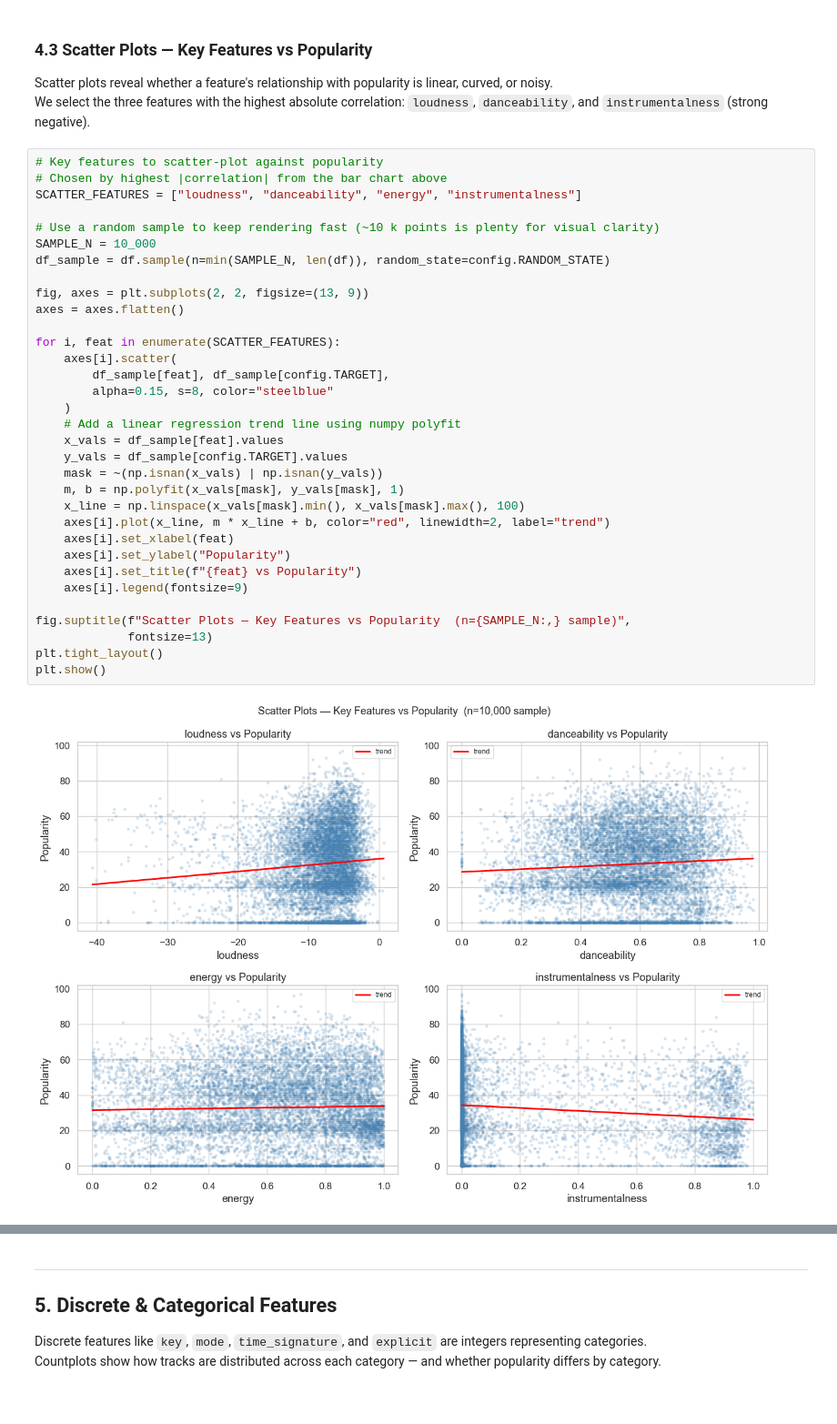
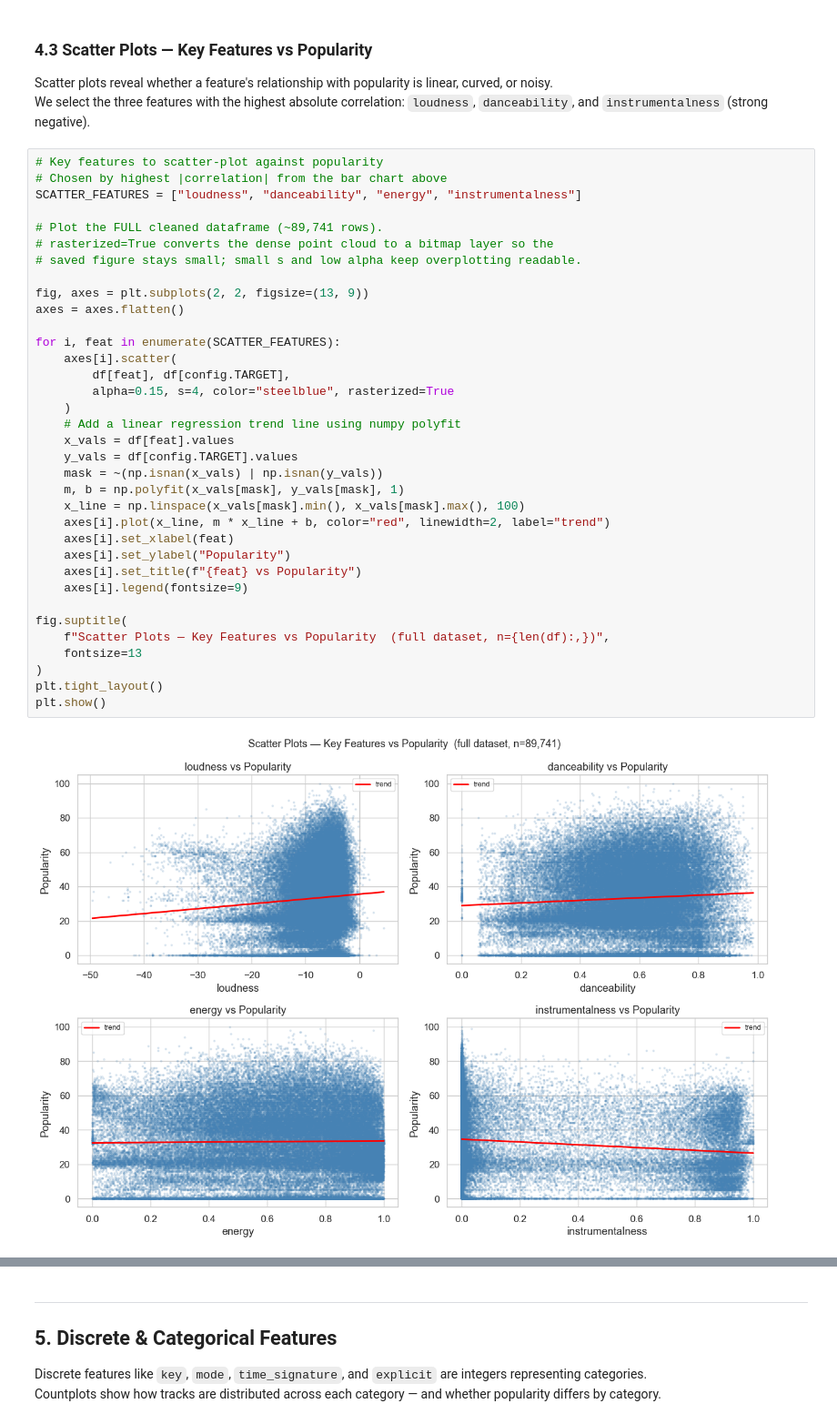
Before and after one commit to IfTruePrintArslan/spotify-popularity-prediction, a Jupyter notebook: notebooks/01_eda.ipynb, the cells around one changed output, grey strips where cells are left out. Shown at 91% size. Drawn from its saved outputs; the diff is of its cells as text.

Commit message:
feat: use full dataset (no sampling) for EDA charts and SMOTE viz in notebook and dashboard
Co-Authored-By: Claude Opus 4.7 <noreply@anthropic.com>

```diff
--- a/notebooks/01_eda.ipynb
+++ b/notebooks/01_eda.ipynb
@@ -424,38 +507,40 @@ We select the three features with the highest absolute correlation: `loudness`,
 # %%
 # Key features to scatter-plot against popularity
 # Chosen by highest |correlation| from the bar chart above
 SCATTER_FEATURES = ["loudness", "danceability", "energy", "instrumentalness"]
 
-# Use a random sample to keep rendering fast (~10 k points is plenty for visual clarity)
-SAMPLE_N = 10_000
-df_sample = df.sample(n=min(SAMPLE_N, len(df)), random_state=config.RANDOM_STATE)
+# Plot the FULL cleaned dataframe (~89,741 rows).
+# rasterized=True converts the dense point cloud to a bitmap layer so the
+# saved figure stays small; small s and low alpha keep overplotting readable.
 
 fig, axes = plt.subplots(2, 2, figsize=(13, 9))
 axes = axes.flatten()
 
 for i, feat in enumerate(SCATTER_FEATURES):
     axes[i].scatter(
-        df_sample[feat], df_sample[config.TARGET],
-        alpha=0.15, s=8, color="steelblue"
+        df[feat], df[config.TARGET],
+        alpha=0.15, s=4, color="steelblue", rasterized=True
     )
     # Add a linear regression trend line using numpy polyfit
-    x_vals = df_sample[feat].values
-    y_vals = df_sample[config.TARGET].values
+    x_vals = df[feat].values
+    y_vals = df[config.TARGET].values
     mask = ~(np.isnan(x_vals) | np.isnan(y_vals))
     m, b = np.polyfit(x_vals[mask], y_vals[mask], 1)
     x_line = np.linspace(x_vals[mask].min(), x_vals[mask].max(), 100)
     axes[i].plot(x_line, m * x_line + b, color="red", linewidth=2, label="trend")
     axes[i].set_xlabel(feat)
     axes[i].set_ylabel("Popularity")
     axes[i].set_title(f"{feat} vs Popularity")
     axes[i].legend(fontsize=9)
 
-fig.suptitle(f"Scatter Plots — Key Features vs Popularity  (n={SAMPLE_N:,} sample)",
-             fontsize=13)
+fig.suptitle(
+    f"Scatter Plots — Key Features vs Popularity  (full dataset, n={len(df):,})",
+    fontsize=13
+)
 plt.tight_layout()
 plt.show()
 # %% [output]
-[figure, old version]
+[figure, new version]
 # %% [markdown]
 ### 4.4 Pairplot — Feature Subset
 
```
Also changed, not shown: parts of 6 cells of this notebook, 1 other file.
